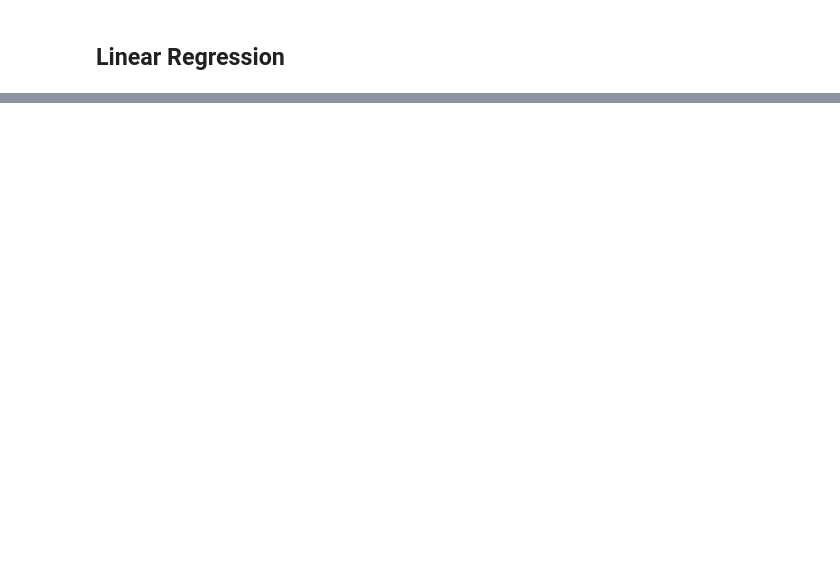
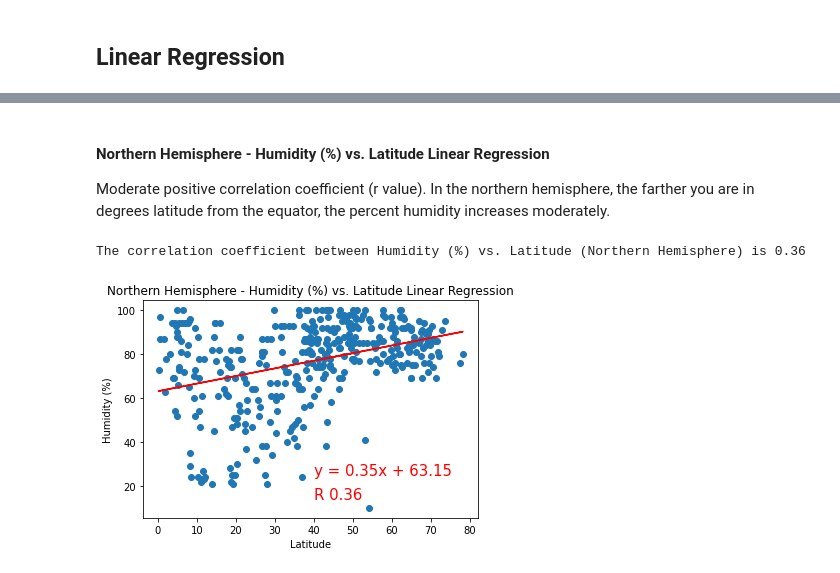
Before and after one commit to melissamonroe/python-api-challenge, a Jupyter notebook: WeatherPy/WeatherPy.ipynb, the cells around one changed output, grey strips where cells are left out. Drawn from its saved outputs; the diff is of its cells as text; code cells hidden in the pictures; blank space fills up the shorter version.

```diff
--- a/WeatherPy/WeatherPy.ipynb
+++ b/WeatherPy/WeatherPy.ipynb
@@ -449,0 +370,27 @@ plt.show()
+# %% [markdown]
+####  Northern Hemisphere - Humidity (%) vs. Latitude Linear Regression
+
+Moderate positive correlation coefficient (r value). In the northern hemisphere, the farther you are in degrees latitude from the equator, the percent humidity increases moderately.
+# %%
+# Calculate the correlation coefficient and linear regression model Humidity (%) vs. Latitude northern hemisphere
+correlation_lathum_nh = st.pearsonr(x_lat_nh,y_hum_nh)
+
+print(f"The correlation coefficient between Humidity (%) vs. Latitude (Northern Hemisphere) is {round(correlation_lathum_nh[0],2)}")
+
+# for Northern Hemisphere - Max Temp vs. Latitude Linear Regression
+(slope, intercept, rvalue, pvalue, stderr) = st.linregress(x_lat_nh, y_hum_nh)
+regress_values = x_lat_nh * slope + intercept
+line_eq_lathum_nh = "y = " + str(round(slope,2)) + "x + " + str(round(intercept,2))
+plt.scatter(x_lat_nh,y_hum_nh)
+plt.plot(x_lat_nh,regress_values,"r-")
+plt.annotate(line_eq_lathum_nh,(40,25),fontsize=15,color="red")
+plt.annotate(f"R {str(round(correlation_lathum_nh[0],2))}",(40,14),fontsize=15,color="red")
+
+plt.title("Northern Hemisphere - Humidity (%) vs. Latitude Linear Regression")
+plt.ylabel("Humidity (%)")
+plt.xlabel("Latitude")
+plt.savefig("../output_data/fig07_correlation_lathum_nh.png")
+plt.show()
+# %% [output]
+The correlation coefficient between Humidity (%) vs. Latitude (Northern Hemisphere) is 0.36
+[figure, added]
```
Also changed, not shown: parts of 66 cells of this notebook, 20 other files.
